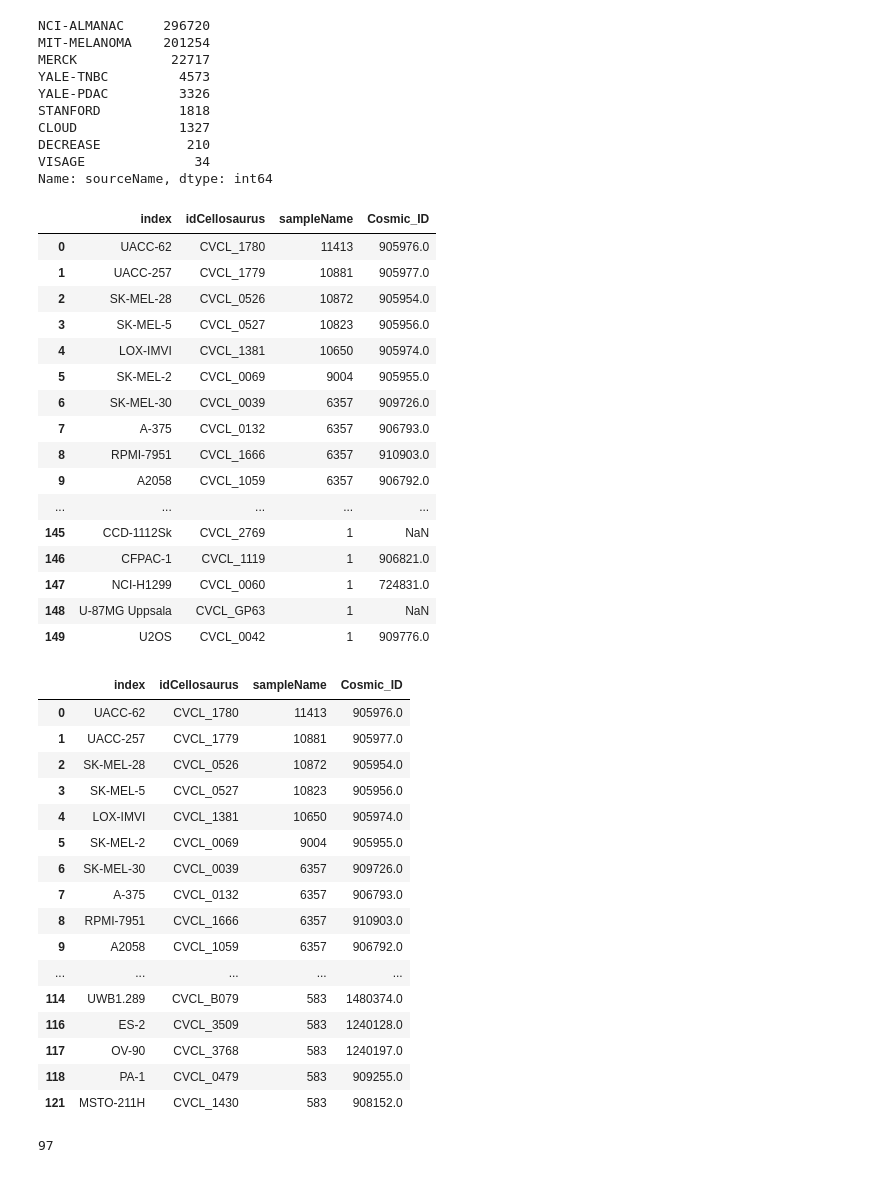
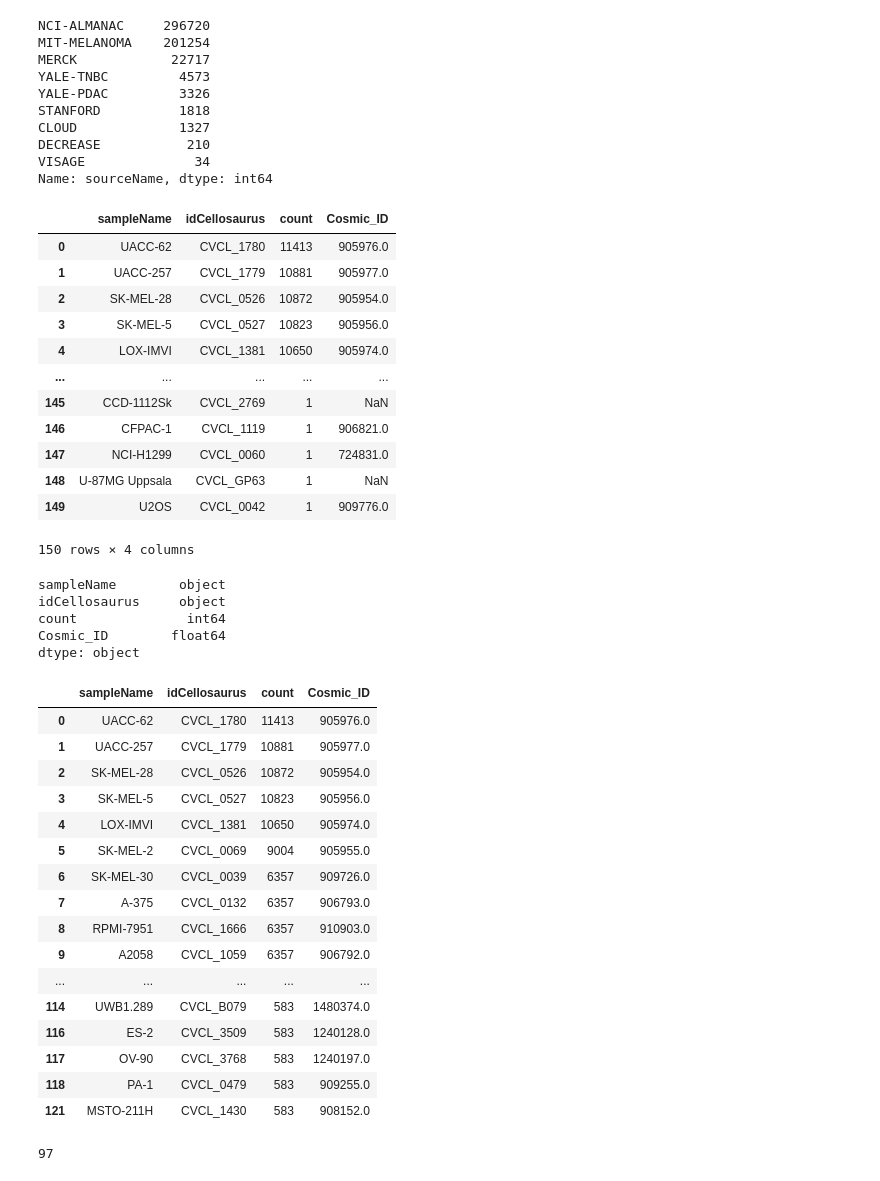
Before and after one commit to uzh-dqbm-cmi/graphnn, a Jupyter notebook: notebooks/DeepAdr_dataset-SynergxDB.ipynb, the cells around one changed output. Saved outputs shown, nothing was run; the diff lists cells and outputs as text; code cells hidden in the pictures.

```diff
--- a/notebooks/DeepAdr_dataset-SynergxDB.ipynb
+++ b/notebooks/DeepAdr_dataset-SynergxDB.ipynb
@@ -19,7 +20,7 @@ print(cwd)
 # %% [output]
 /cluster/home/skyriakos/chemprop_run/git/notebooks
 # %%
-pd.set_option('display.max_rows', 200)
+pd.set_option('display.max_rows', 100)
 # %%
 os.chdir('..')
 import deepadr
@@ -184,31 +160,35 @@ Name: sourceName, dtype: int64
 # saurus.reset_index().merge(df_GDSC, on="idCellosaurus", how="outer").to_csv('../data/synergxdb/API/saurus_cosmic.csv', index=False)
 # %%
 df_cell_ids = pd.read_csv('../data/synergxdb/API/saurus_cosmic.csv')
-df_cell_ids = df_cell_ids.astype({"sampleName": int})
+df_cell_ids = df_cell_ids.astype({"count": int})
 df_cell_ids
 # %% [output]
-|  | index | idCellosaurus | sampleName | Cosmic_ID |
+|  | sampleName | idCellosaurus | count | Cosmic_ID |
 | 0 | UACC-62 | CVCL_1780 | 11413 | 905976.0 |
 | 1 | UACC-257 | CVCL_1779 | 10881 | 905977.0 |
 | 2 | SK-MEL-28 | CVCL_0526 | 10872 | 905954.0 |
 | 3 | SK-MEL-5 | CVCL_0527 | 10823 | 905956.0 |
 | 4 | LOX-IMVI | CVCL_1381 | 10650 | 905974.0 |
-| 5 | SK-MEL-2 | CVCL_0069 | 9004 | 905955.0 |
-| 6 | SK-MEL-30 | CVCL_0039 | 6357 | 909726.0 |
-| 7 | A-375 | CVCL_0132 | 6357 | 906793.0 |
-| 8 | RPMI-7951 | CVCL_1666 | 6357 | 910903.0 |
-| 9 | A2058 | CVCL_1059 | 6357 | 906792.0 |
 | ... | ... | ... | ... | ... |
 | 145 | CCD-1112Sk | CVCL_2769 | 1 | NaN |
 | 146 | CFPAC-1 | CVCL_1119 | 1 | 906821.0 |
 | 147 | NCI-H1299 | CVCL_0060 | 1 | 724831.0 |
 | 148 | U-87MG Uppsala | CVCL_GP63 | 1 | NaN |
 | 149 | U2OS | CVCL_0042 | 1 | 909776.0 |
+150 rows × 4 columns
+# %%
+df_cell_ids.dtypes
+# %% [output]
+sampleName        object
+idCellosaurus     object
+count              int64
+Cosmic_ID        float64
+dtype: object
 # %%
-df_cosmic_found = df_cell_ids[(~df_cell_ids.Cosmic_ID.isna()) & (df_cell_ids.sampleName >= 100)]
+df_cosmic_found = df_cell_ids[(~df_cell_ids.Cosmic_ID.isna()) & (df_cell_ids["count"] >= 100)]
 df_cosmic_found
 # %% [output]
-|  | index | idCellosaurus | sampleName | Cosmic_ID |
+|  | sampleName | idCellosaurus | count | Cosmic_ID |
 | 0 | UACC-62 | CVCL_1780 | 11413 | 905976.0 |
 | 1 | UACC-257 | CVCL_1779 | 10881 | 905977.0 |
 | 2 | SK-MEL-28 | CVCL_0526 | 10872 | 905954.0 |
```
Also changed, not shown: parts of 131 cells of this notebook, 2 other files.
